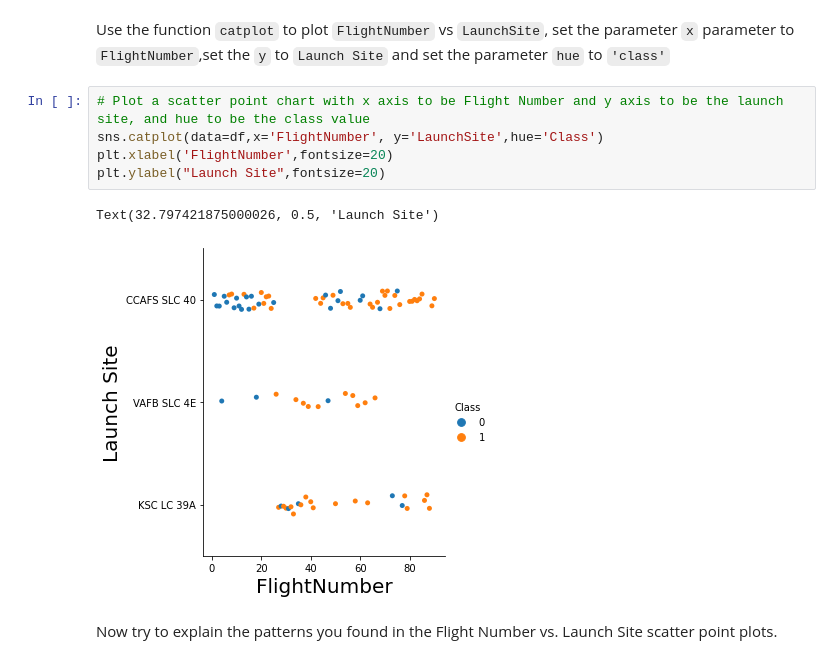
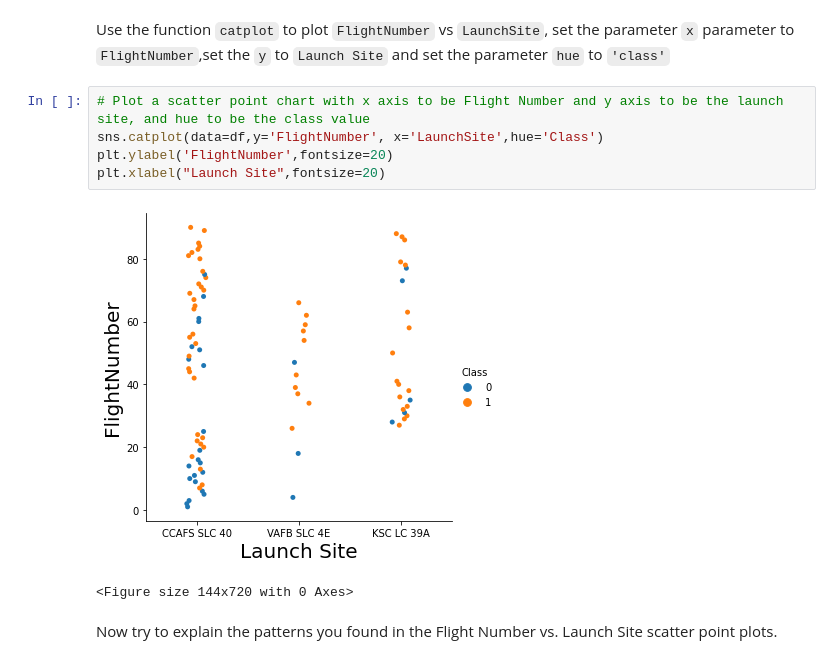
Before and after one commit to Mantis-Tobbogan/IBM-Datascience-Capstone, a Jupyter notebook: EDA with Data viz.ipynb, the cells around one changed output. Saved outputs shown, nothing was run; the diff lists cells and outputs as text.

```diff
--- a/EDA with Data viz.ipynb
+++ b/EDA with Data viz.ipynb
@@ -84,12 +84,12 @@ Next, let's drill down to each site visualize its detailed launch records.
 Use the function <code>catplot</code> to plot <code>FlightNumber</code> vs <code>LaunchSite</code>, set the  parameter <code>x</code>  parameter to <code>FlightNumber</code>,set the  <code>y</code> to <code>Launch Site</code> and set the parameter <code>hue</code> to <code>'class'</code>
 # %%
 # Plot a scatter point chart with x axis to be Flight Number and y axis to be the launch site, and hue to be the class value
-sns.catplot(data=df,x='FlightNumber', y='LaunchSite',hue='Class')
-plt.xlabel('FlightNumber',fontsize=20)
-plt.ylabel("Launch Site",fontsize=20)
+sns.catplot(data=df,y='FlightNumber', x='LaunchSite',hue='Class')
+plt.ylabel('FlightNumber',fontsize=20)
+plt.xlabel("Launch Site",fontsize=20)
 # %% [output]
+[figure, new version]
-Text(32.797421875000026, 0.5, 'Launch Site')
+<Figure size 144x720 with 0 Axes>
-[figure, old version]
 # %% [markdown]
 Now try to explain the patterns you found in the Flight Number vs. Launch Site scatter point plots.
 # %% [markdown]
```
Also changed, not shown: parts of 4 cells of this notebook.
